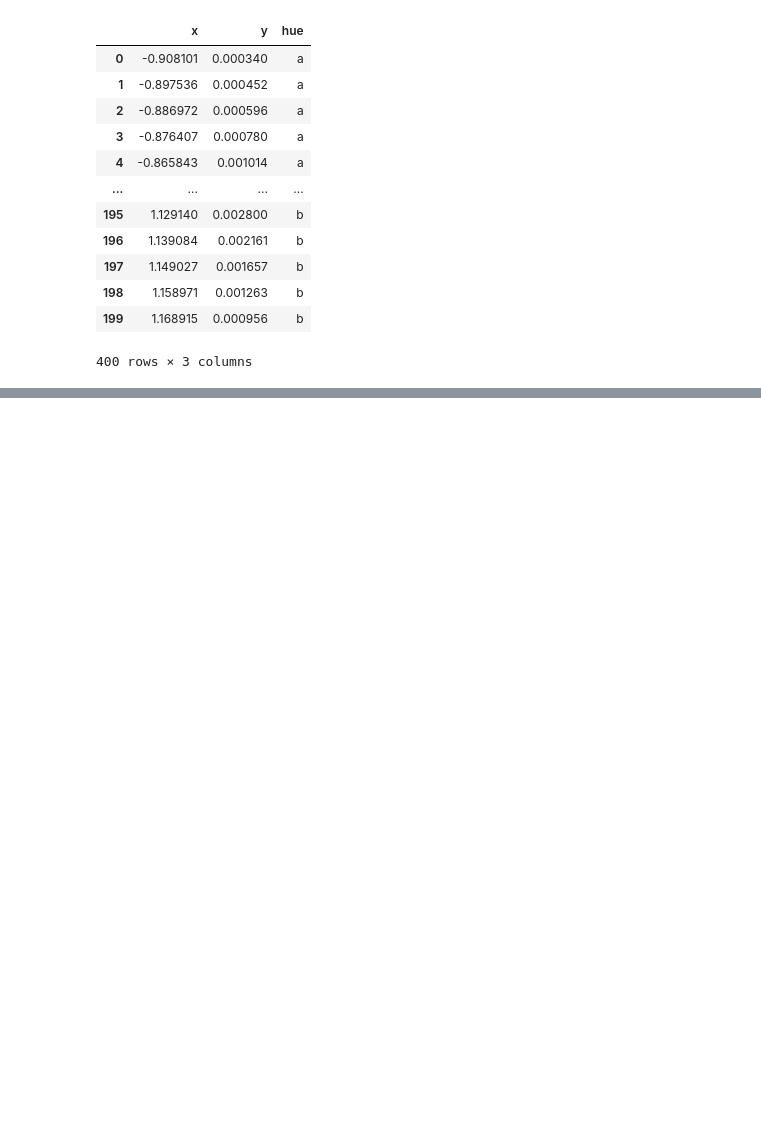
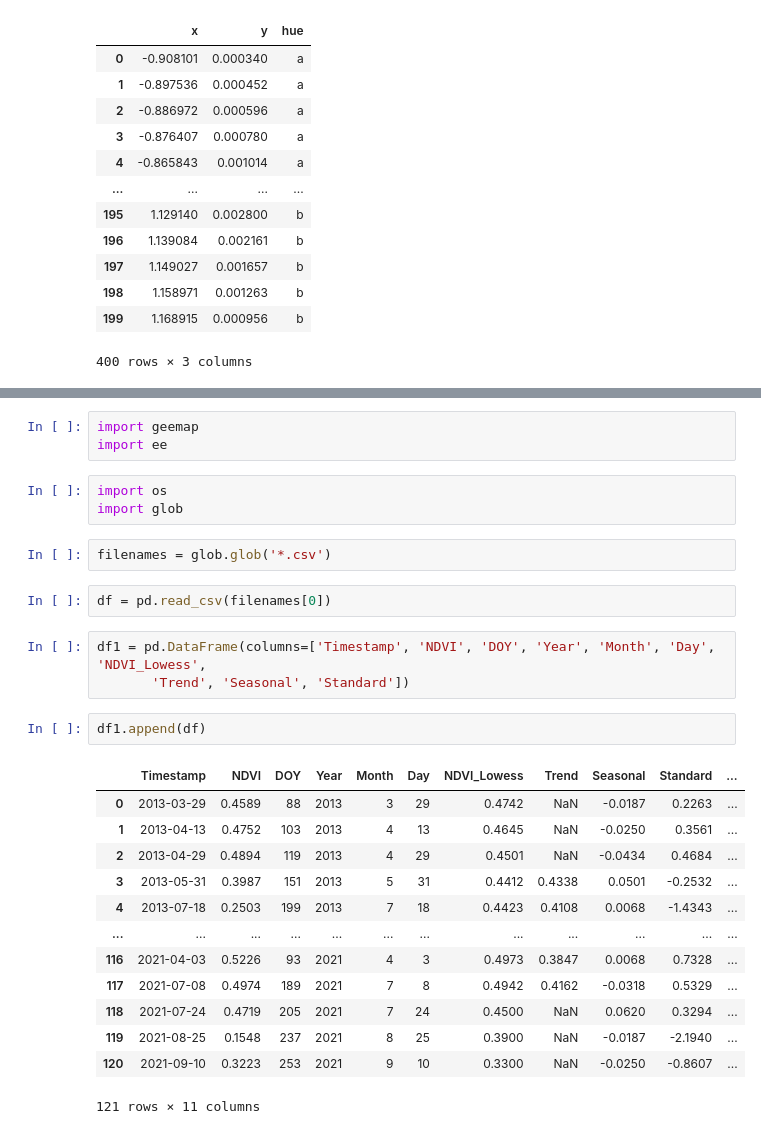
Before and after one commit to kenquix/ndvi-app, a Jupyter notebook: butuan.ipynb, the cells around one changed output, grey strips where cells are left out. Saved outputs shown, nothing was run; the diff lists cells and outputs as text; blank space fills up the shorter version.

```diff
--- a/butuan.ipynb
+++ b/butuan.ipynb
@@ -232,0 +351,29 @@ a
+# %%
+import geemap
+import ee
+# %%
+import os
+import glob
+# %%
+filenames = glob.glob('*.csv')
+# %%
+df = pd.read_csv(filenames[0])
+# %%
+df1 = pd.DataFrame(columns=['Timestamp', 'NDVI', 'DOY', 'Year', 'Month', 'Day', 'NDVI_Lowess',
+       'Trend', 'Seasonal', 'Standard'])
+# %%
+df1.append(df)
+# %% [output]
+|  | Timestamp | NDVI | DOY | Year | Month | Day | NDVI_Lowess | Trend | Seasonal | Standard | ... |
+| 0 | 2013-03-29 | 0.4589 | 88 | 2013 | 3 | 29 | 0.4742 | NaN | -0.0187 | 0.2263 | ... |
+| 1 | 2013-04-13 | 0.4752 | 103 | 2013 | 4 | 13 | 0.4645 | NaN | -0.0250 | 0.3561 | ... |
+| 2 | 2013-04-29 | 0.4894 | 119 | 2013 | 4 | 29 | 0.4501 | NaN | -0.0434 | 0.4684 | ... |
+| 3 | 2013-05-31 | 0.3987 | 151 | 2013 | 5 | 31 | 0.4412 | 0.4338 | 0.0501 | -0.2532 | ... |
+| 4 | 2013-07-18 | 0.2503 | 199 | 2013 | 7 | 18 | 0.4423 | 0.4108 | 0.0068 | -1.4343 | ... |
+| ... | ... | ... | ... | ... | ... | ... | ... | ... | ... | ... | ... |
+| 116 | 2021-04-03 | 0.5226 | 93 | 2021 | 4 | 3 | 0.4973 | 0.3847 | 0.0068 | 0.7328 | ... |
+| 117 | 2021-07-08 | 0.4974 | 189 | 2021 | 7 | 8 | 0.4942 | 0.4162 | -0.0318 | 0.5329 | ... |
+| 118 | 2021-07-24 | 0.4719 | 205 | 2021 | 7 | 24 | 0.4500 | NaN | 0.0620 | 0.3294 | ... |
+| 119 | 2021-08-25 | 0.1548 | 237 | 2021 | 8 | 25 | 0.3900 | NaN | -0.0187 | -2.1940 | ... |
+| 120 | 2021-09-10 | 0.3223 | 253 | 2021 | 9 | 10 | 0.3300 | NaN | -0.0250 | -0.8607 | ... |
+121 rows × 11 columns
```
Also changed, not shown: parts of 14 cells of this notebook, 14 other files.
